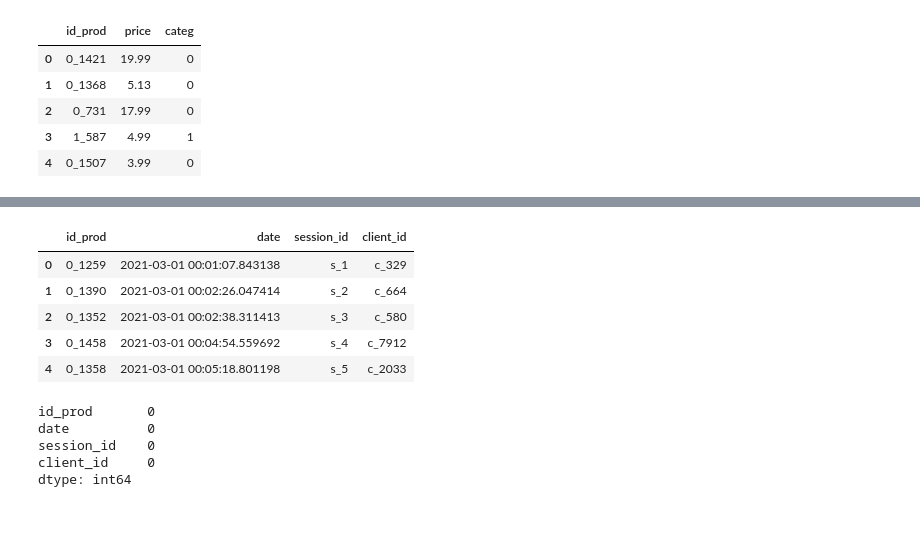
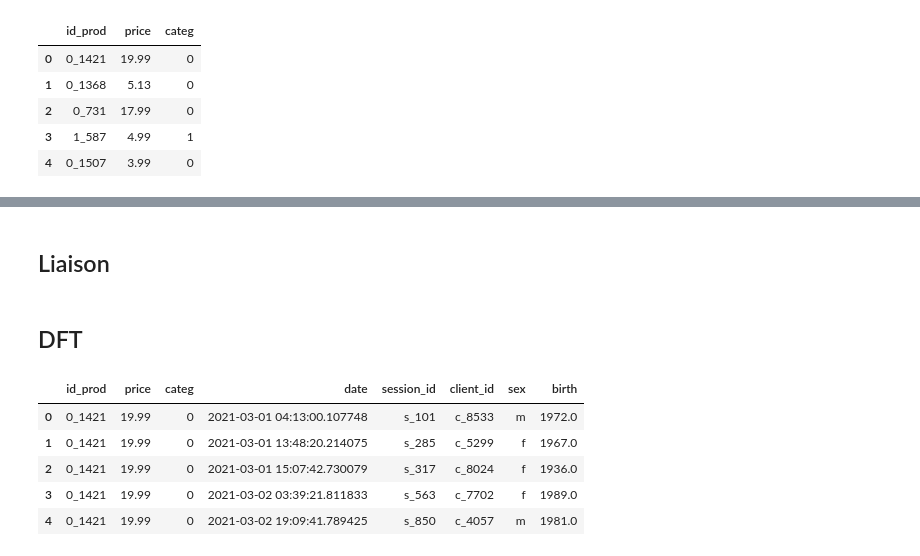
Before and after one commit to AntoineJBQ/Projet-6, a Jupyter notebook: Projet6V2.ipynb, the cells around one changed output, grey strips where cells are left out. Drawn from its saved outputs; the diff is of its cells as text; code cells hidden in the pictures; blank space fills up the shorter version.

```diff
--- a/Projet6V2.ipynb
+++ b/Projet6V2.ipynb
@@ -22,0 +58,2 @@ dtype: int64
+# %%
+customers.rename(columns={'52' : 'client_id'}, inplace=True)
@@ -39,17 +124,17 @@ dtype: int64
+# %% [markdown]
+## Liaison
+# %%
+df = pd.merge(products, transactions, on='id_prod', how='left')
+# %%
+dft = pd.merge(df, customers, on='client_id',how='left')
+# %% [markdown]
+## DFT
 # %%
-transactions.head()
+dft.head()
 # %% [output]
-|  | id_prod | date | session_id | client_id |
-| 0 | 0_1259 | 2021-03-01 00:01:07.843138 | s_1 | c_329 |
-| 1 | 0_1390 | 2021-03-01 00:02:26.047414 | s_2 | c_664 |
-| 2 | 0_1352 | 2021-03-01 00:02:38.311413 | s_3 | c_580 |
-| 3 | 0_1458 | 2021-03-01 00:04:54.559692 | s_4 | c_7912 |
-| 4 | 0_1358 | 2021-03-01 00:05:18.801198 | s_5 | c_2033 |
+|  | id_prod | price | categ | date | session_id | client_id | sex | birth |
+| 0 | 0_1421 | 19.99 | 0 | 2021-03-01 04:13:00.107748 | s_101 | c_8533 | m | 1972.0 |
+| 1 | 0_1421 | 19.99 | 0 | 2021-03-01 13:48:20.214075 | s_285 | c_5299 | f | 1967.0 |
+| 2 | 0_1421 | 19.99 | 0 | 2021-03-01 15:07:42.730079 | s_317 | c_8024 | f | 1936.0 |
+| 3 | 0_1421 | 19.99 | 0 | 2021-03-02 03:39:21.811833 | s_563 | c_7702 | f | 1989.0 |
+| 4 | 0_1421 | 19.99 | 0 | 2021-03-02 19:09:41.789425 | s_850 | c_4057 | m | 1981.0 |
-# %%
-transactions.isnull().sum()
-# %% [output]
-id_prod       0
-date          0
-session_id    0
-client_id     0
-dtype: int64
```
Also changed, not shown: parts of 35 cells of this notebook, 3 other files.
